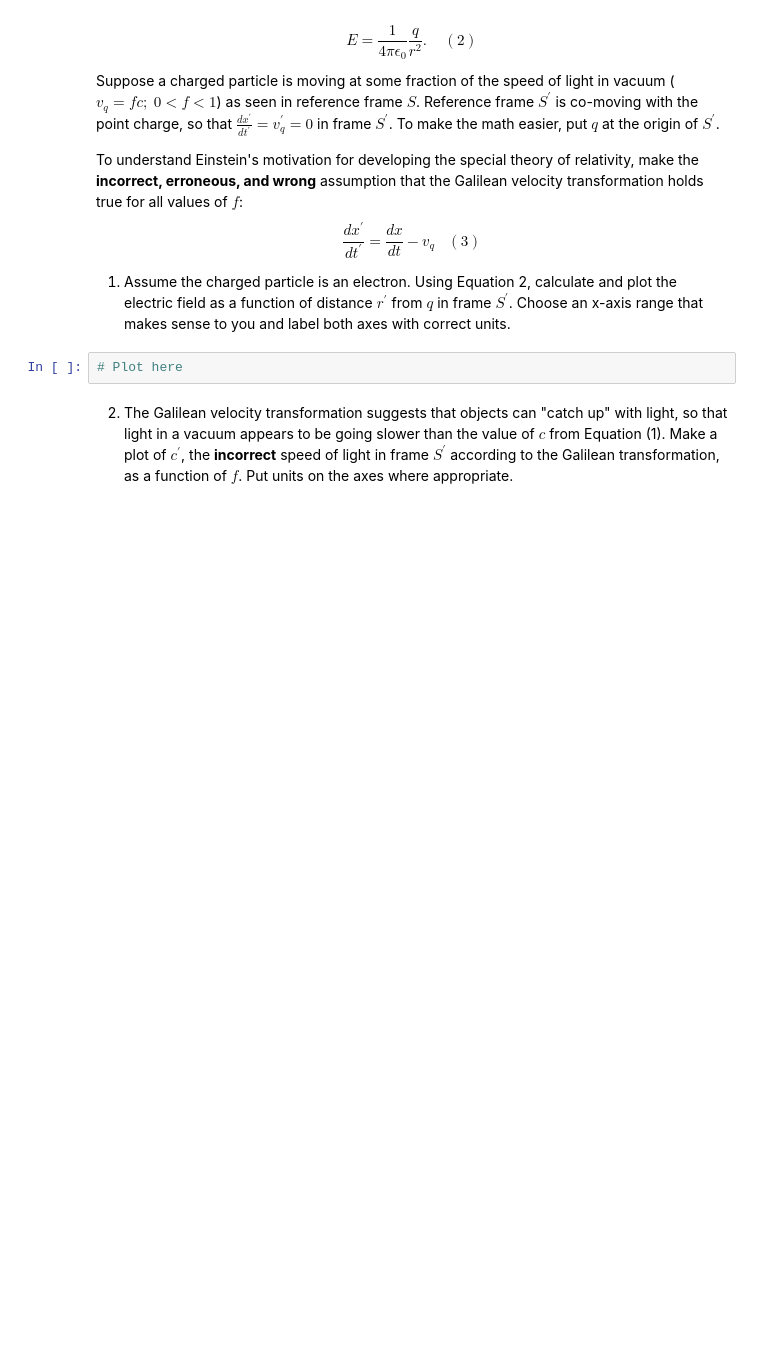
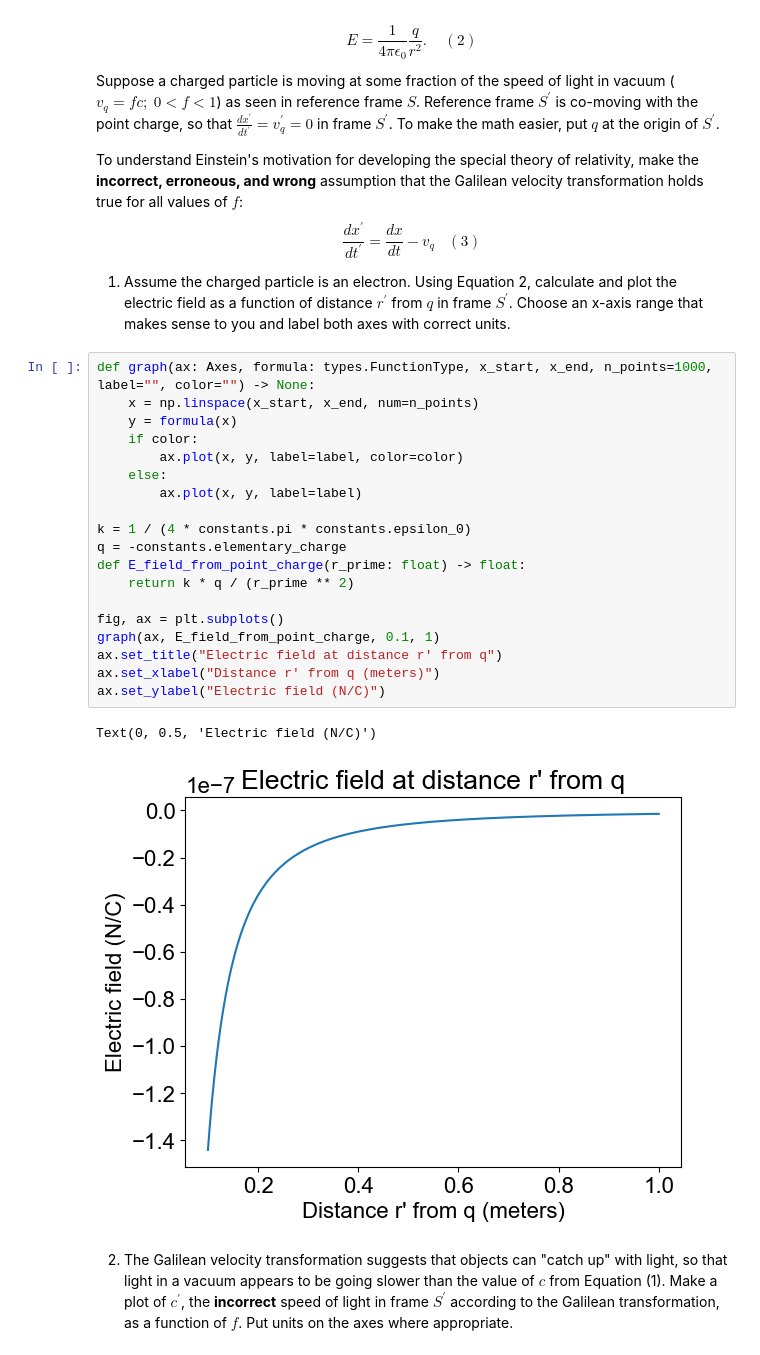
Before and after one commit to frankm24/PHYS309HW, a Jupyter notebook: assignment1_2026.ipynb, the cells around one changed output. Cells and saved outputs as stored; diff of their text form; blank space fills up the shorter version.

```diff
--- a/assignment1_2026.ipynb
+++ b/assignment1_2026.ipynb
@@ -58,7 +60,27 @@ To understand Einstein's motivation for developing the special theory of relativ
     <li>Assume the charged particle is an electron. Using Equation 2, calculate and plot the electric field as a function of distance $r^{\prime}$ from $q$ in frame $S^{\prime}$. Choose an x-axis range that makes sense to you and label both axes with correct units.</li>
 </ol>
 # %%
-# Plot here
+def graph(ax: Axes, formula: types.FunctionType, x_start, x_end, n_points=1000, label="", color="") -> None:
+    x = np.linspace(x_start, x_end, num=n_points)
+    y = formula(x)
+    if color:
+        ax.plot(x, y, label=label, color=color)
+    else:
+        ax.plot(x, y, label=label)
+
+k = 1 / (4 * constants.pi * constants.epsilon_0)
+q = -constants.elementary_charge
+def E_field_from_point_charge(r_prime: float) -> float:
+    return k * q / (r_prime ** 2)
+
+fig, ax = plt.subplots()
+graph(ax, E_field_from_point_charge, 0.1, 1)
+ax.set_title("Electric field at distance r' from q")
+ax.set_xlabel("Distance r' from q (meters)")
+ax.set_ylabel("Electric field (N/C)")
+# %% [output]
+Text(0, 0.5, 'Electric field (N/C)')
+[figure, added]
 # %% [markdown]
 <ol start=2>
     <li>The Galilean velocity transformation suggests that objects can "catch up" with light, so that light in a vacuum appears to be going slower than the value of $c$ from Equation (1). Make a plot of $c^{\prime}$, the <strong>incorrect</strong> speed of light in frame $S^{\prime}$ according to the Galilean transformation, as a function of $f$. Put units on the axes where appropriate.</li>
```
Also changed, not shown: parts of 8 cells of this notebook, 1 other file.
